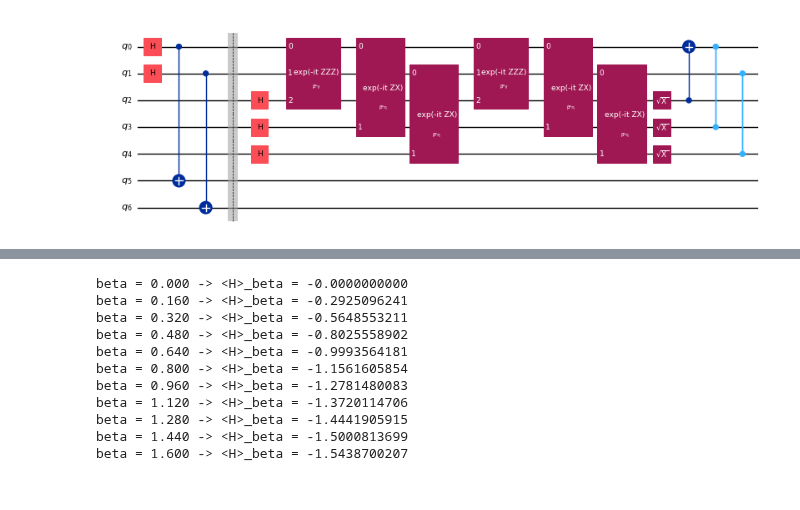
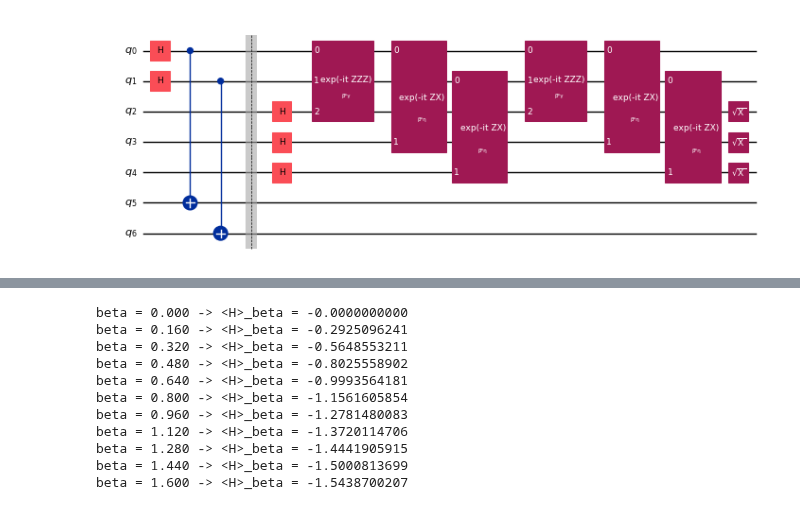
Before and after one commit to danielecuomo/GaugeModelSimulation, a Jupyter notebook: TFImodelExtended.ipynb, the cells around one changed output, grey strips where cells are left out. Cells and saved outputs as stored; diff of their text form; code cells hidden in the pictures.

```diff
--- a/TFImodelExtended.ipynb
+++ b/TFImodelExtended.ipynb
@@ -22,38 +22,34 @@ from qiskit.circuit import Parameter
 β = Parameter('β')
 
 X = SparsePauliOp("X")
 Z = SparsePauliOp("Z")
 
 qc_sym = QuantumCircuit(7)
 
 qc_sym.h([0,1])
 qc_sym.cx(0,5)
 qc_sym.cx(1,6)
 qc_sym.barrier()
 
 ZZZ = PauliEvolutionGate(Z^Z^Z, time=β*γ)
 ZX = PauliEvolutionGate(Z^X, time=β*η)
 
 qc_sym.h([2,3,4])
 
 qc_sym.append(ZZZ,[0,1,2])
 qc_sym.append(ZX,[0,3])
 qc_sym.append(ZX,[1,4])
 
 qc_sym.append(ZZZ,[0,1,2])
 qc_sym.append(ZX,[0,3])
 qc_sym.append(ZX,[1,4])
 
 
 qc_sym.sx([2,3,4])
 
-qc_sym.cx(2,0)
-qc_sym.cz(3,0)
-qc_sym.cz(4,1)
-
 qc_sym.draw("mpl",scale=0.5)
 # %% [output]
-[figure, old version]
+[figure, new version]
 # %%
 sim = AerSimulator(method="statevector")
 # %%
```
Also changed, not shown: parts of 3 cells of this notebook, 1 other file.
